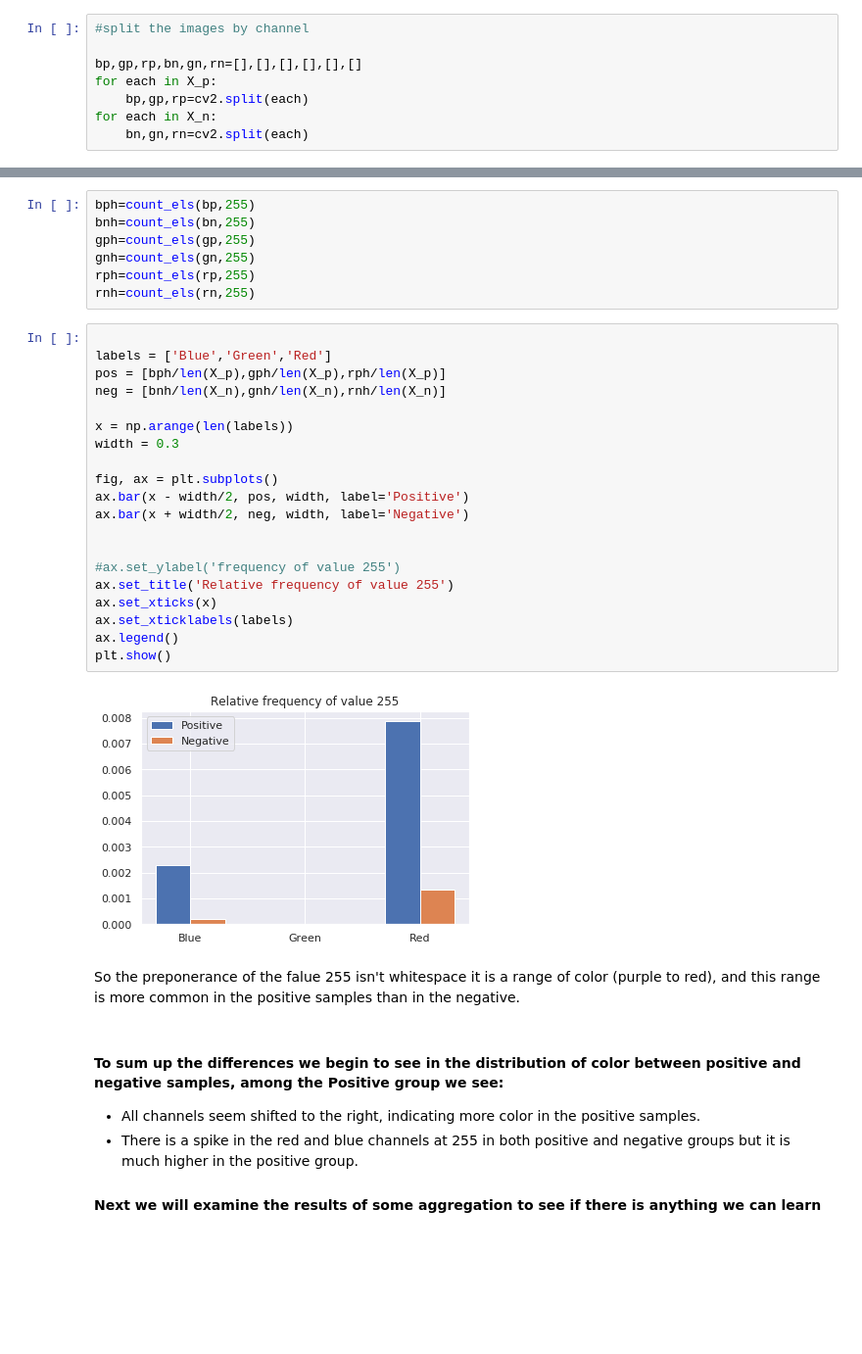
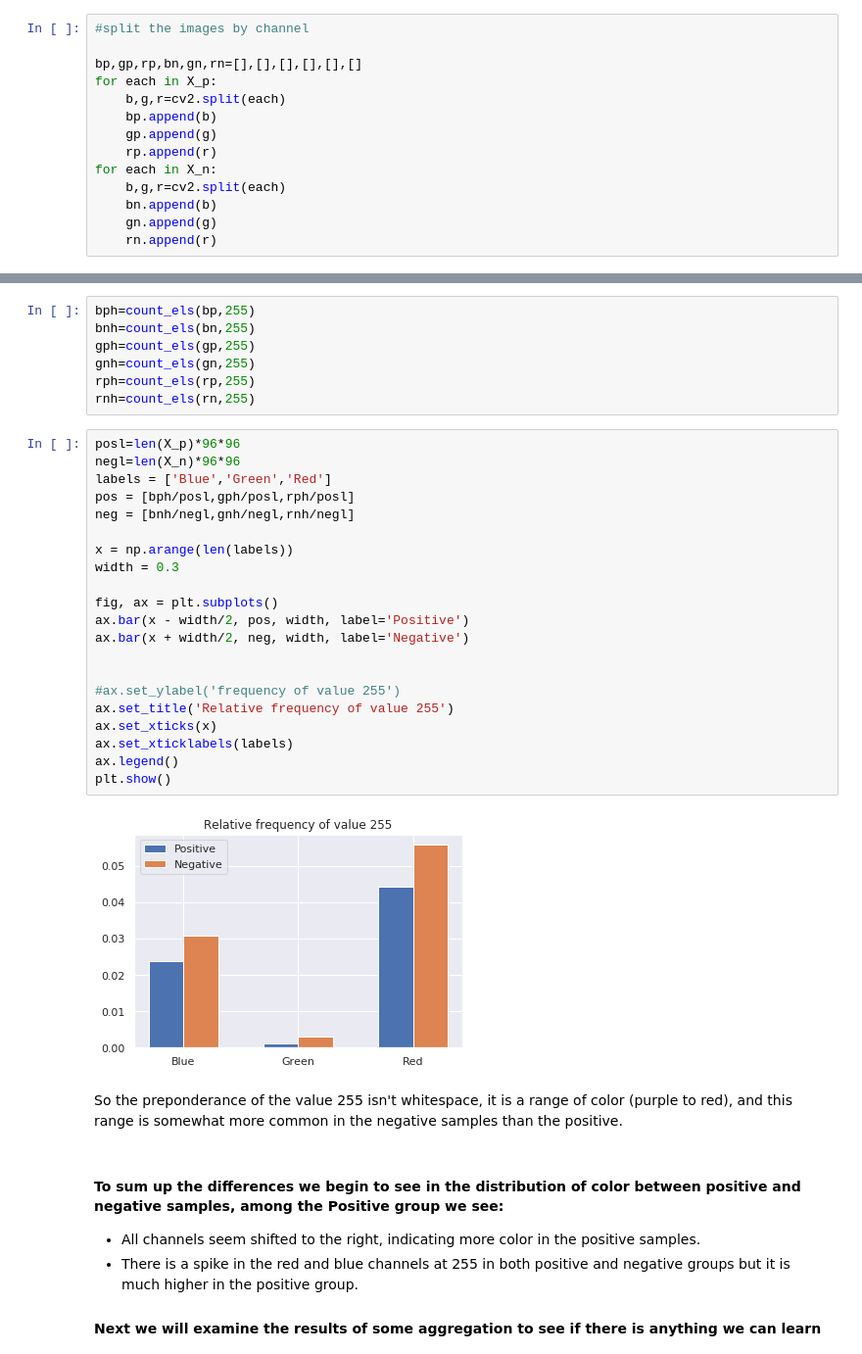
Before and after one commit to morganfry/springboard, a Jupyter notebook: Capstone Project 1/Spr_Cap1_MFRY_Data_Exploration.ipynb, the cells around one changed output, grey strips where cells are left out. Shown at 98% size. Cells and saved outputs as stored; diff of their text form; blank space fills up the shorter version.

```diff
--- a/Capstone Project 1/Spr_Cap1_MFRY_Data_Exploration.ipynb
+++ b/Capstone Project 1/Spr_Cap1_MFRY_Data_Exploration.ipynb
@@ -88,7 +88,13 @@ The dataset is made up of images, so a few ways of exploring the data come to mi
 
 bp,gp,rp,bn,gn,rn=[],[],[],[],[],[]
 for each in X_p:
-    bp,gp,rp=cv2.split(each)
+    b,g,r=cv2.split(each)
+    bp.append(b)
+    gp.append(g)
+    rp.append(r)
 for each in X_n:
-    bn,gn,rn=cv2.split(each)
+    b,g,r=cv2.split(each)
+    bn.append(b)
+    gn.append(g)
+    rn.append(r)
 # %%
@@ -169,29 +175,30 @@ gnh=count_els(gn,255)
 rph=count_els(rp,255)
 rnh=count_els(rn,255)
 # %%
-
+posl=len(X_p)*96*96
+negl=len(X_n)*96*96
 labels = ['Blue','Green','Red']
-pos = [bph/len(X_p),gph/len(X_p),rph/len(X_p)]
-neg = [bnh/len(X_n),gnh/len(X_n),rnh/len(X_n)]
+pos = [bph/posl,gph/posl,rph/posl]
+neg = [bnh/negl,gnh/negl,rnh/negl]
 
 x = np.arange(len(labels))
 width = 0.3
 
 fig, ax = plt.subplots()
 ax.bar(x - width/2, pos, width, label='Positive')
 ax.bar(x + width/2, neg, width, label='Negative')
 
 
 #ax.set_ylabel('frequency of value 255')
 ax.set_title('Relative frequency of value 255')
 ax.set_xticks(x)
 ax.set_xticklabels(labels)
 ax.legend()
 plt.show()
 # %% [output]
-[figure, old version]
+[figure, new version]
 # %% [markdown]
-So the preponerance of the falue 255 isn't whitespace it is a range of color (purple to red), and this range is more common in the positive samples than in the negative.
+So the preponderance of the value 255 isn't whitespace, it is a range of color (purple to red), and this range is somewhat more common in the negative samples than the positive.
 # %% [markdown]
 #### To sum up the differences we begin to see in the distribution of color between positive and negative samples, among the Positive group we see:
 * All channels seem shifted to the right, indicating more color in the positive samples.
```
Also changed, not shown: parts of 19 cells of this notebook.
